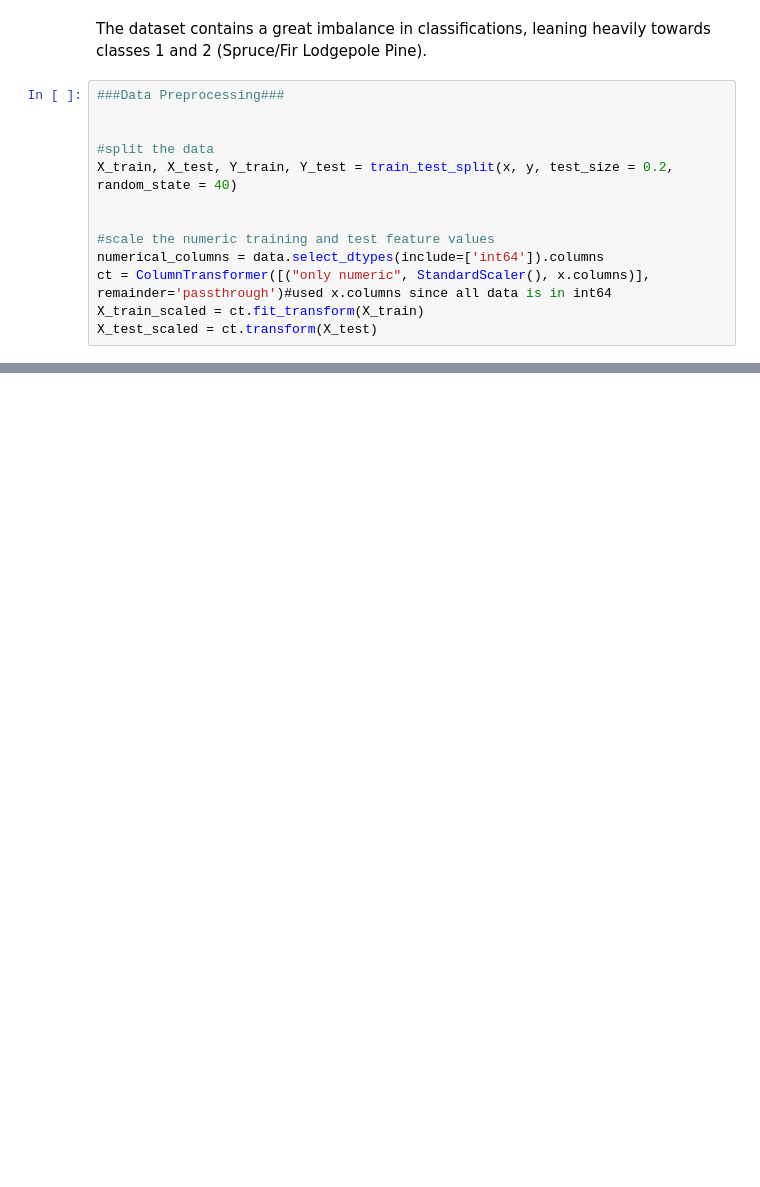
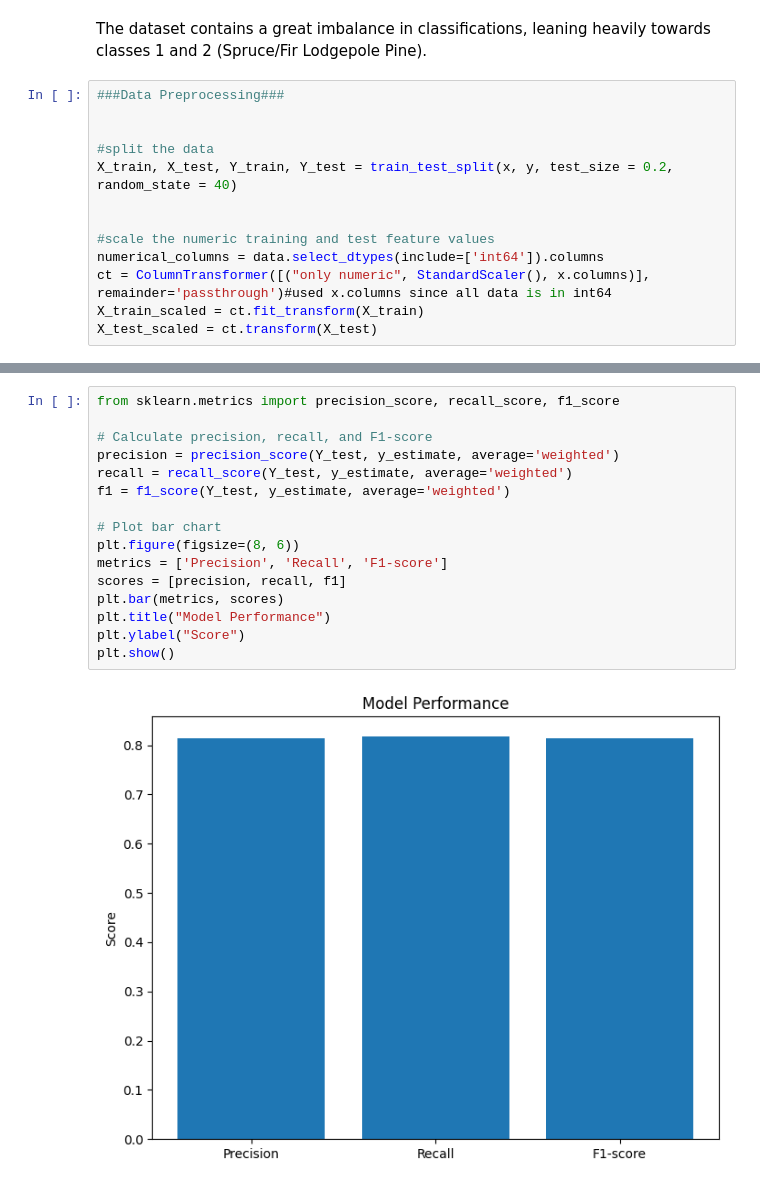
Before and after one commit to Dxmoore/Forest-Cover-Classification-with-Deep-Learning, a Jupyter notebook: script.ipynb, the cells around one changed output, grey strips where cells are left out. Cells and saved outputs as stored; diff of their text form; blank space fills up the shorter version.

```diff
--- a/script.ipynb
+++ b/script.ipynb
@@ -132,0 +101,18 @@ weighted avg       0.81      0.82      0.81     50301
+# %%
+from sklearn.metrics import precision_score, recall_score, f1_score
+
+# Calculate precision, recall, and F1-score
+precision = precision_score(Y_test, y_estimate, average='weighted')
+recall = recall_score(Y_test, y_estimate, average='weighted')
+f1 = f1_score(Y_test, y_estimate, average='weighted')
+
+# Plot bar chart
+plt.figure(figsize=(8, 6))
+metrics = ['Precision', 'Recall', 'F1-score']
+scores = [precision, recall, f1]
+plt.bar(metrics, scores)
+plt.title("Model Performance")
+plt.ylabel("Score")
+plt.show()
+# %% [output]
+[figure, added]
```
Also changed, not shown: parts of 4 cells of this notebook.
